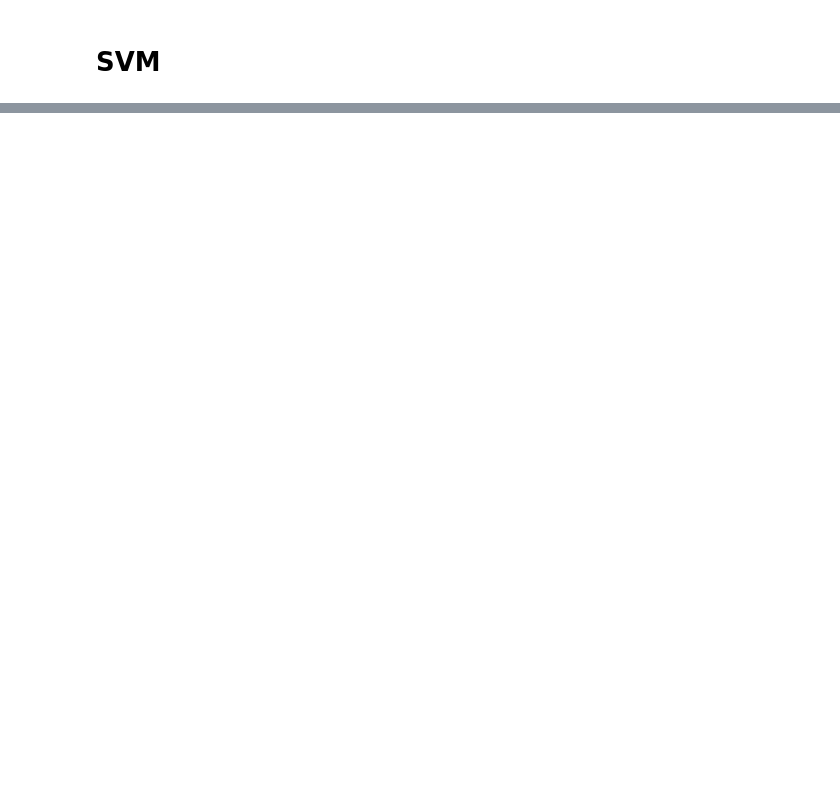
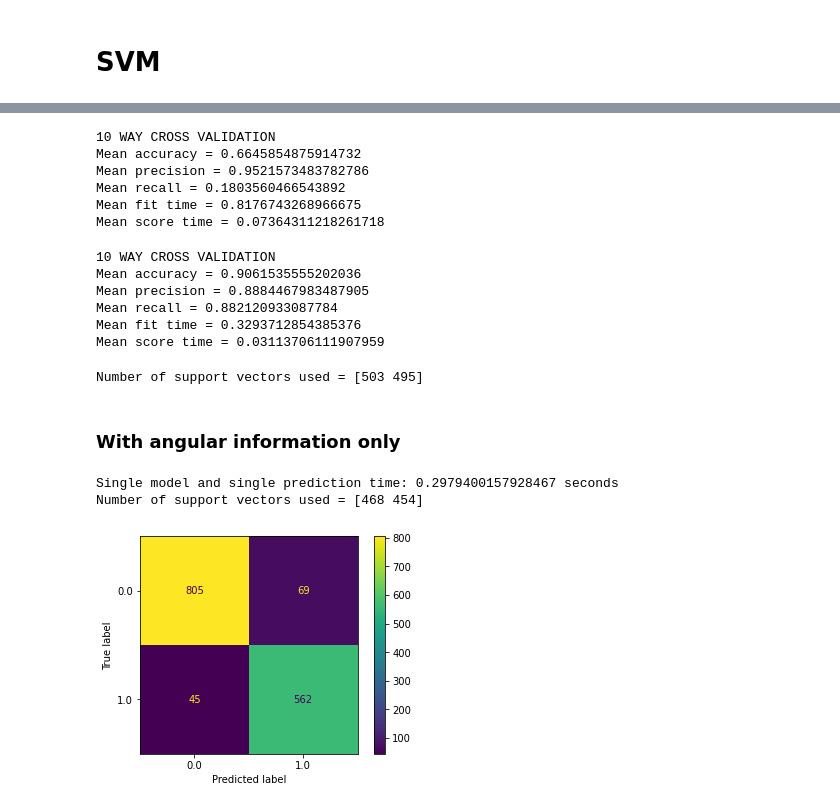
Before and after one commit to TommasoBuoso/spam_filter, a Jupyter notebook: AI_assignment2.ipynb, the cells around one changed output, grey strips where cells are left out. Drawn from its saved outputs; the diff is of its cells as text; code cells hidden in the pictures; blank space fills up the shorter version.

```diff
--- a/AI_assignment2.ipynb
+++ b/AI_assignment2.ipynb
@@ -49,5 +72,5 @@ print(w[0])
 # %%
-w_angular = [i / np.sum(i ** 2) for i in w] #angular kernel if combined with linear
+w_angular = [i / np.sum(i) for i in w] #angular kernel
 w_angular = np.nan_to_num(w_angular)
 # %% [markdown]
 # SVM
@@ -57,0 +120,40 @@ X_train, X_test, y_train, y_test = model_selection.train_test_split(w, label, te
+# %%
+res = model_selection.cross_validate(clf, w, label, scoring = ["accuracy", "precision", "recall"], cv = 10)
+print("10 WAY CROSS VALIDATION")
+print('Mean accuracy =', np.mean(res['test_accuracy']))
+print('Mean precision =', np.mean(res['test_precision']))
+print('Mean recall =', np.mean(res['test_recall']))
+print('Mean fit time =', np.mean(res['fit_time']))
+print('Mean score time =', np.mean(res['score_time']))
+# %% [output]
+10 WAY CROSS VALIDATION
+Mean accuracy = 0.6645854875914732
+Mean precision = 0.9521573483782786
+Mean recall = 0.1803560466543892
+Mean fit time = 0.8176743268966675
+Mean score time = 0.07364311218261718
+# %%
+# SVM with an higher C parameter to make the classifier more stringent in the classification of outliers
+clf = svm.SVC(kernel = "linear", C = 100)
+res = model_selection.cross_validate(clf, w, label, scoring = ["accuracy", "precision", "recall"], cv = 10)
+print("10 WAY CROSS VALIDATION")
+print('Mean accuracy =', np.mean(res['test_accuracy']))
+print('Mean precision =', np.mean(res['test_precision']))
+print('Mean recall =', np.mean(res['test_recall']))
+print('Mean fit time =', np.mean(res['fit_time']))
+print('Mean score time =', np.mean(res['score_time']))
+# %% [output]
+10 WAY CROSS VALIDATION
+Mean accuracy = 0.9061535555202036
+Mean precision = 0.8884467983487905
+Mean recall = 0.882120933087784
+Mean fit time = 0.3293712854385376
+Mean score time = 0.03113706111907959
+# %%
+clf = svm.SVC(kernel = "linear", C = 100)
+clf.fit(X_train, y_train)
+print("Number of support vectors used =", clf.n_support_)
+# %% [output]
+Number of support vectors used = [503 495]
+# %% [markdown]
+### With angular information only
@@ -57,0 +162,18 @@ X_train, X_test, y_train, y_test = model_selection.train_test_split(w, label, te
+# %%
+clf = svm.SVC(kernel = "linear")
+
+start_time = time.time()
+
+clf.fit(X_train, y_train)
+y_pred = clf.predict(X_test)
+
+print("Single model and single prediction time:", time.time() - start_time,"seconds")
+print("Number of support vectors used =", clf.n_support_)
+# %% [output]
+Single model and single prediction time: 0.2979400157928467 seconds
+Number of support vectors used = [468 454]
+# %%
+metrics.plot_confusion_matrix(clf, X_test, y_test, values_format = '')
+plt.show()
+# %% [output]
+[figure, added]
```
Also changed, not shown: parts of 109 cells of this notebook.
